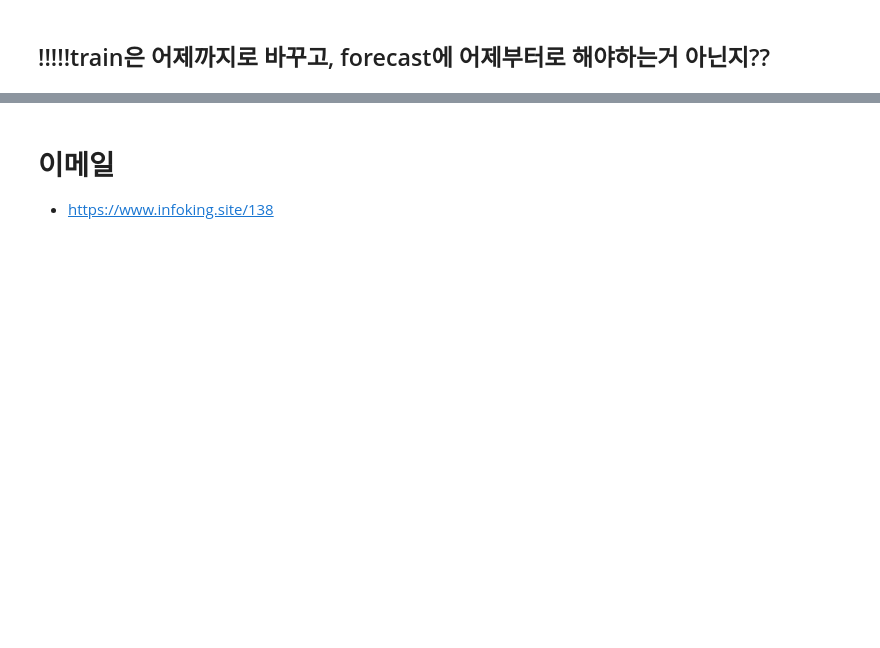
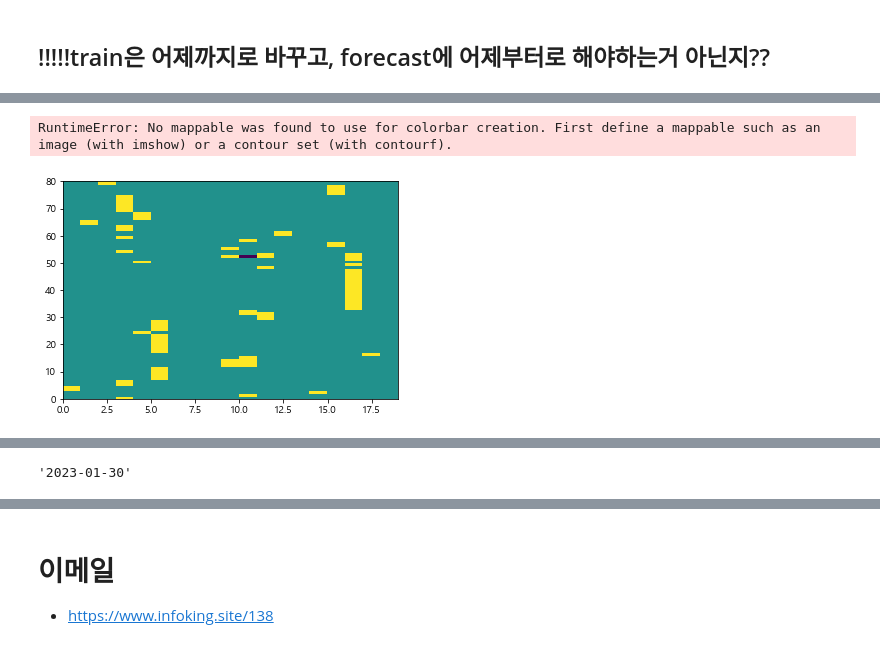
Before and after one commit to LeeKunHa/Anomaly-Detection-Model-for-Food-Terms-Based-on-Naver-Keyword-Search-Volume, a Jupyter notebook: Anomaly_Detection.ipynb, the cells around one changed output, grey strips where cells are left out. Drawn from its saved outputs; the diff is of its cells as text; code cells hidden in the pictures; blank space fills up the shorter version.

```diff
--- a/Anomaly_Detection.ipynb
+++ b/Anomaly_Detection.ipynb
@@ -47,0 +170,4 @@ anomaly_yesterday
+# %%
+df = pd.DataFrame(orile, columns=df_anomaly.iloc[:,1:].columns)
+df = pd.concat([final_df['날짜'], df],axis=1)
+df['날짜'] = df['날짜'].astype('string')
@@ -47,0 +212,9 @@ anomaly_yesterday
+# %%
+anomaly_list = []
+for i in range(len(df)):
+    if sum(df.iloc[:,1:].values[i]) > (len(df.columns)-1):
+        #print(sum(df.iloc[:,1:].values[i]))
+        anomaly_list.append(df['날짜'][i])
+# %%
+anomaly_list = pd.DataFrame(anomaly_list, columns=['날짜'])
+df = pd.merge(anomaly_list, df, how='inner', on='날짜')
@@ -47,0 +223,6 @@ anomaly_yesterday
+# %%
+df_ = df.set_index('날짜')
+plt.figure(figsize = (100,100))
+sns.heatmap(df_, annot=True, fmt='d', cmap='RdBu')
+plt.title('날짜별 검색량')
+plt.show()
@@ -47,0 +231,13 @@ anomaly_yesterday
+# %%
+# heatmap by plt.pcolor()
+plt.pcolor(df_)
+plt.xticks(np.arange(0.5, len(df_.columns), 1), df_.columns)
+plt.yticks(np.arange(0.5, len(df_.index), 1), df_.index)
+plt.title('Heatmap by plt.pcolor()', fontsize=20)
+plt.xlabel('Year', fontsize=14)
+plt.ylabel('Month', fontsize=14)
+plt.colorbar()
+plt.show()
+# %% [output]
+RuntimeError: No mappable was found to use for colorbar creation. First define a mappable such as an image (with imshow) or a contour set (with contourf).
+[figure, added]
@@ -47,0 +259,4 @@ anomaly_yesterday
+# %%
+df_anomaly_['날짜'].iloc[-1]
+# %% [output]
+'2023-01-30'
```
Also changed, not shown: parts of 71 cells of this notebook, 1 other file.
